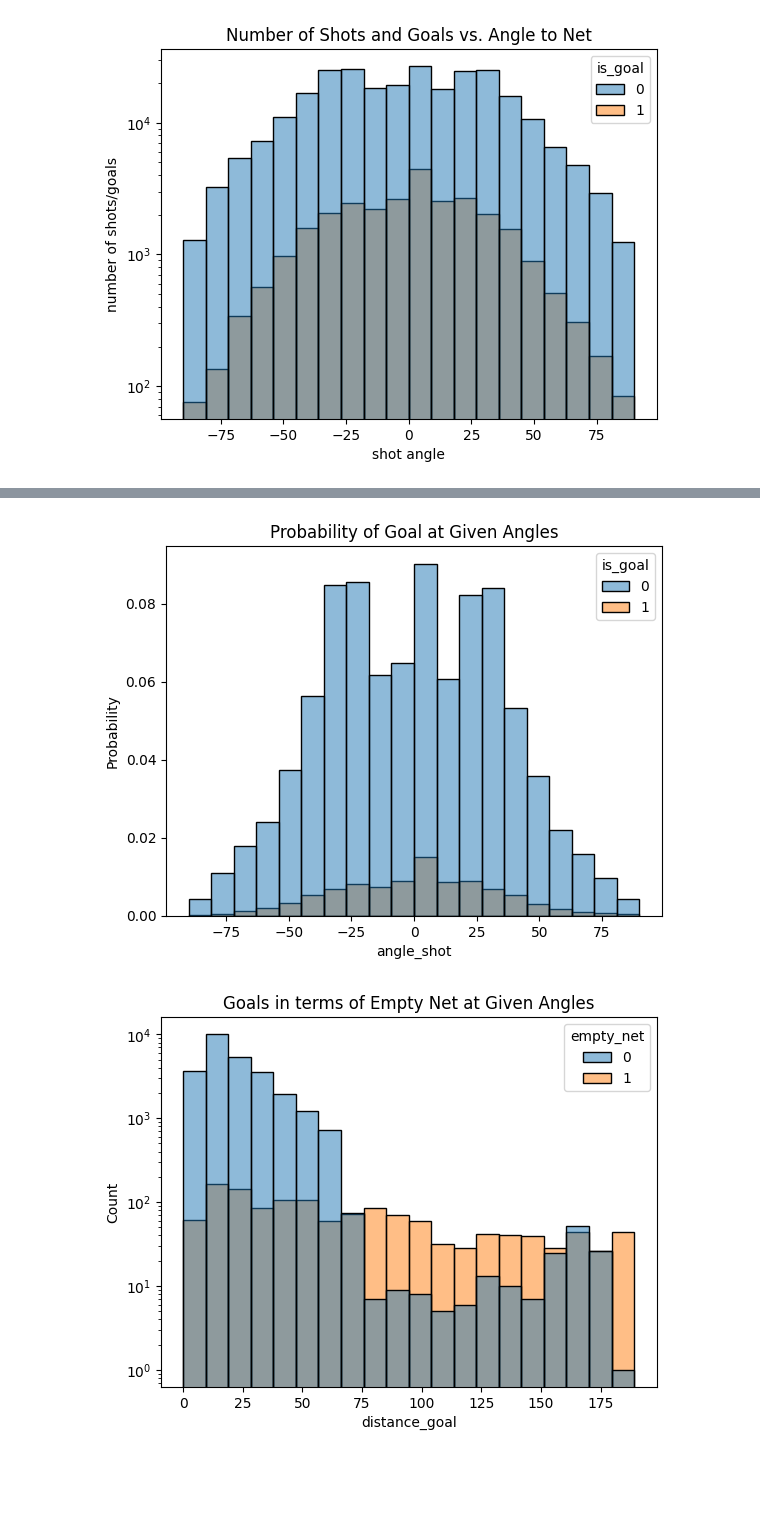
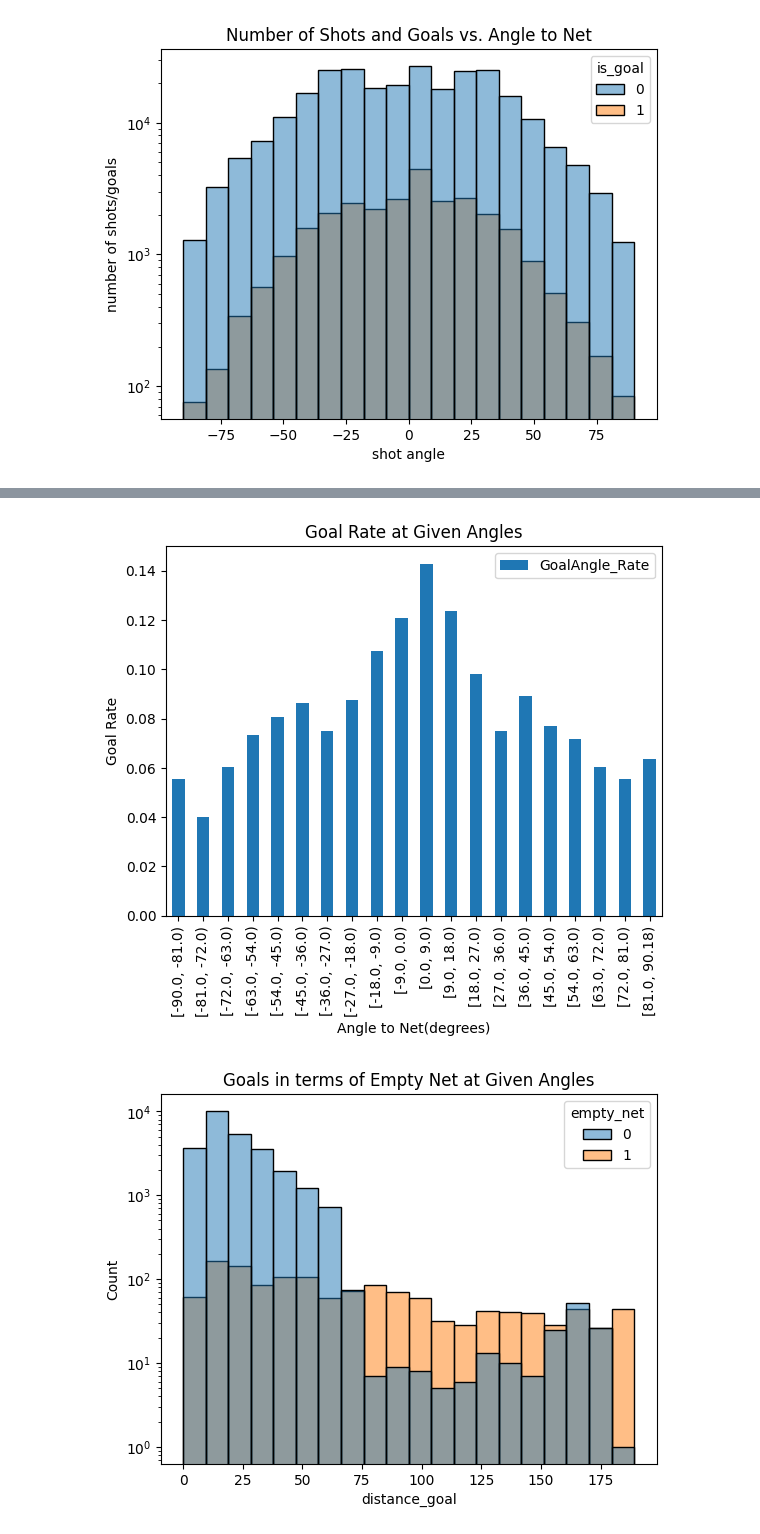
Before and after one commit to Jay-D13/IFT6758-A5-NHL, a Jupyter notebook: notebooks/Milestone2/2 - Features.ipynb, the cells around one changed output, grey strips where cells are left out. Drawn from its saved outputs; the diff is of its cells as text; code cells hidden in the pictures; blank space fills up the shorter version.

```diff
--- a/notebooks/Milestone2/2 - Features.ipynb
+++ b/notebooks/Milestone2/2 - Features.ipynb
@@ -146,0 +148,3 @@ plt.show()
+# %%
+df_rates = w.getProbabilities(20)
+df_rates
@@ -153,10 +176,9 @@ plt.show()
 # %%
-ax6 = sns.histplot(data = df, x = 'angle_shot', bins = 20, hue = 'is_goal', stat='probability')
-
-ax6.set(title = 'Probability of Goal at Given Angles')
+ax6 = df_rates.plot(x = 'angles', y = 'GoalAngle_Rate', kind='bar')
+ax6.set(title = 'Goal Rate at Given Angles', xlabel = 'Angle to Net(degrees)', ylabel = 'Goal Rate')
 plt.show()
 # %% [output]
-[figure, old version]
+[figure, new version]
 # %%
 ax7 = sns.histplot(data = goals, x = 'distance_goal', hue = 'empty_net', bins = 20)
 ax7.set(title = 'Goals in terms of Empty Net at Given Angles')
```
Also changed, not shown: parts of 4 cells of this notebook, 1 other file.
